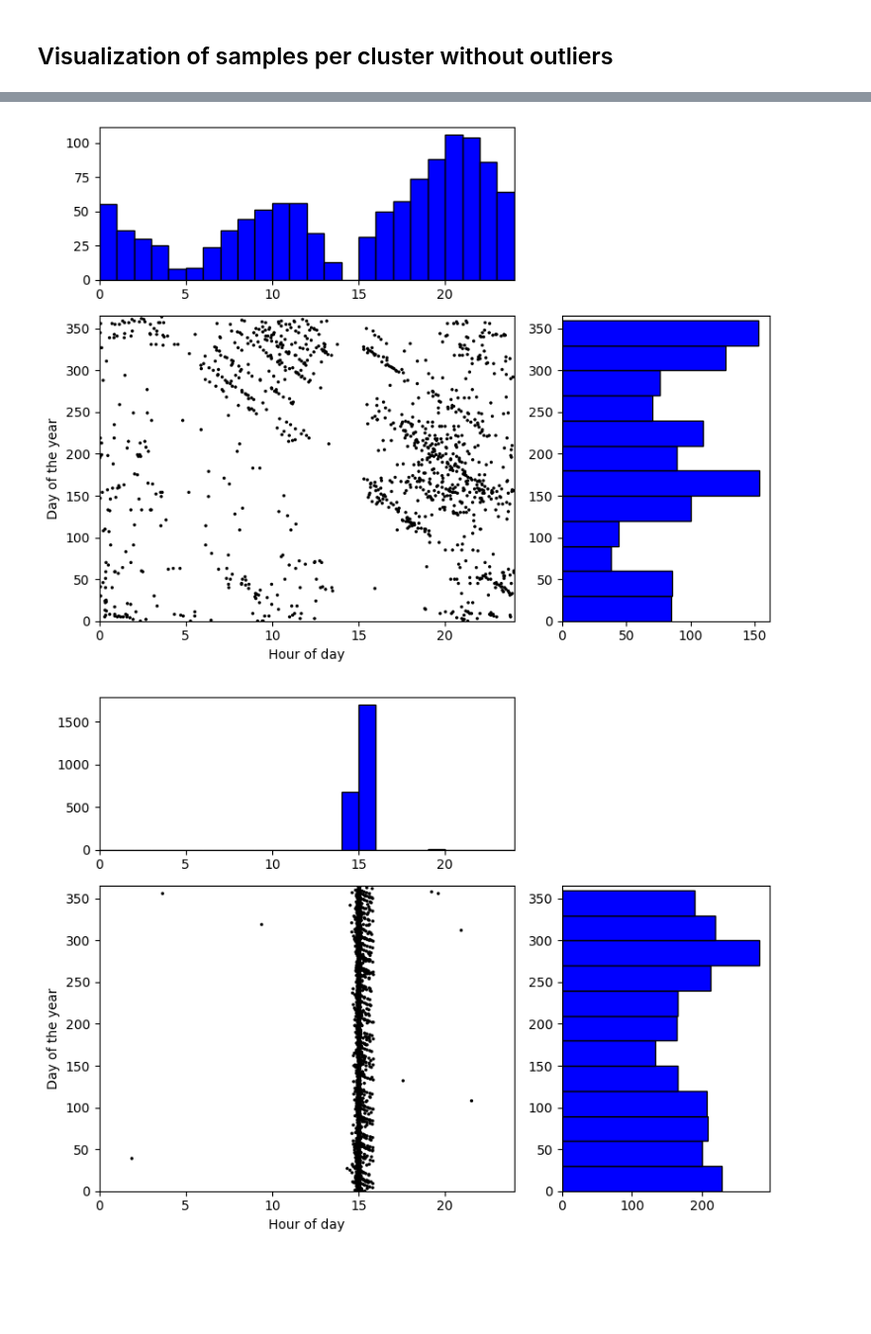
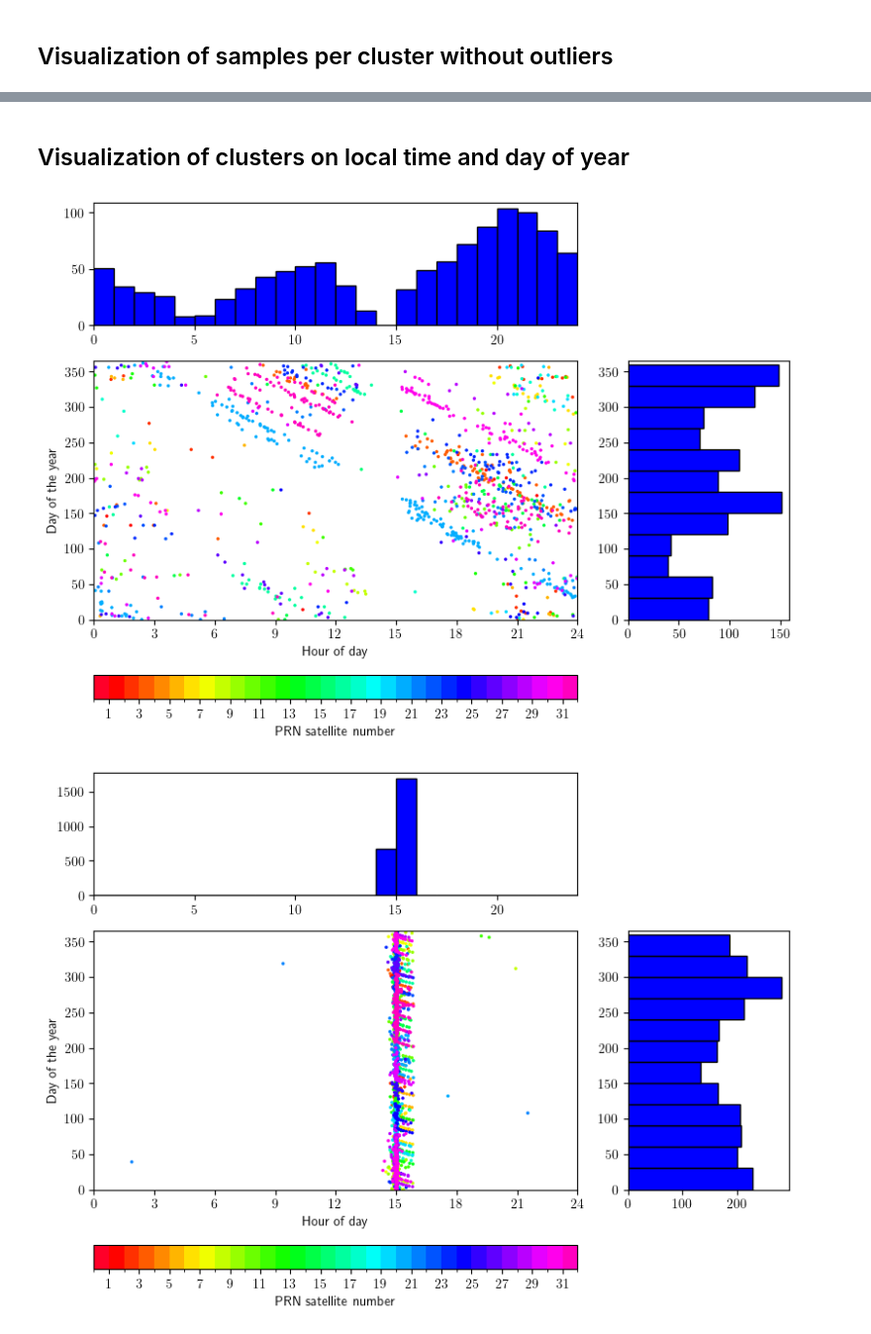
Before and after one commit to FedeSS99/ClusterTEC, a Jupyter notebook: PTEX_post_analysis.ipynb, the cells around one changed output, grey strips where cells are left out. Shown at 99% size. Cells and saved outputs as stored; diff of their text form; code cells hidden in the pictures; blank space fills up the shorter version.

```diff
--- a/PTEX_post_analysis.ipynb
+++ b/PTEX_post_analysis.ipynb
@@ -1,9 +1,16 @@
 # %%
 import numpy as np
+from scipy.stats import iqr
 import matplotlib.pyplot as plt
+import matplotlib.colors as mcolors
 
 from tqdm import tqdm
 from datetime import datetime
+
+from matplotlib import rcParams
+rcParams.update({
+    "text.usetex": True
+})
 # %% [markdown]
 ## dTEC series reading
 # %%
@@ -22,7 +33,7 @@ with open("./data/PTEX_DTEC_subseries.dat", "+r") as DTECin:
 # %% [markdown]
 ## Outliers index reading
 # %%
-SeriesLabels = np.loadtxt("./data/PTEX_Outliers.dat", dtype = int, delimiter = ",", usecols = (1,))
+SeriesLabels = np.loadtxt("./data/PTEX_2018_2019_clustering.dat", dtype = int, delimiter = ",", usecols = (1,))
 ArgOutliers = np.argwhere(SeriesLabels == -1).flatten()
 ArgNotOutliers = np.argwhere(SeriesLabels != -1).flatten()
 # %% [markdown]
@@ -43,14 +54,17 @@ FigOutliers.tight_layout()
 ## Visualization of samples per cluster without outliers
 # %%
 UniqueLabels = np.unique(SeriesLabels[ArgNotOutliers]).astype(int)
+# %%
+RobustScaler = lambda X : (X - np.median(X)) / iqr(X)
 # %%
 for label in UniqueLabels:
     SampleIndexByLabel = np.random.choice(np.argwhere(SeriesLabels == label).flatten(), size = SizeSample, replace = False)
 
-    FigLabel, SubplotsLabel = plt.subplots(nrows = SizeSample, ncols = 1, figsize = (7, 7))
-    for n, index in enumerate(SampleIndexByLabel):
-        SubplotsLabel[n].plot(time_series[index], dtec_series[index], "-k", linewidth = 1.5)
+    FigLabel, SubplotsLabel = plt.subplots(nrows = SizeSample, ncols = 1, figsize = (6, 7))
+    SubplotsLabel[0].plot(RobustScaler(dtec_series[SampleIndexByLabel[0]]), "-k", linewidth = 1.5)
+    for k, index in enumerate(SampleIndexByLabel[1:], 1):
+        SubplotsLabel[k].plot(time_series[index], RobustScaler(dtec_series[index]), "-k", linewidth = 1.5)
 
-    FigLabel.suptitle(f"Sample of cluster #{label} in PTEX station from 2018-2019")
+    FigLabel.suptitle(f"Sample of cluster {label} in PTEX station from 2018-2019")
     FigLabel.tight_layout()
 # %% [output]
@@ -60,4 +89,9 @@ for label in UniqueLabels:
+# %% [markdown]
+## Visualization of clusters on local time and day of year
 # %%
+cmap = plt.get_cmap("gist_rainbow", 32)
+norm = mcolors.BoundaryNorm(boundaries = np.arange(0, 33), ncolors = 32)
+
 for label in UniqueLabels:
     SampleIndexByLabel = np.argwhere(SeriesLabels == label).flatten()
     HourPositions, DayMonthPositions = [], []
@@ -70,35 +104,52 @@ for label in UniqueLabels:
         DayMonthPosition = current_prom_series.astype('datetime64[D]')[current_prom_series.size//2]
 
         HourPositions.append(HourPosition)
         DayMonthPositions.append(DayMonthPosition)
 
     HourPositions = np.array(HourPositions, dtype = float)
     HourPositions = HourPositions - 8.0
     HourPositions = np.where(HourPositions < 0, HourPositions + 24.0, HourPositions)
 
     DayMonthPositions = np.array(DayMonthPositions, dtype = "datetime64[D]")
     TransDays = (DayMonthPositions - DayMonthPositions.min()).astype("timedelta64[D]").astype(int)
     TransDays = TransDays % 365
 
     Figure, Subplot = plt.subplot_mosaic([["HourHist", "."],
                                           ["Scatter", "DayMonthHist"]],
-                                          height_ratios = (1,2),
-                                          width_ratios = (2,1),
+                                          height_ratios = (1,3),
+                                          width_ratios = (3,1),
                                           figsize = (8, 6))
 
     Subplot["HourHist"].hist(HourPositions, facecolor = "blue", edgecolor = "black", bins = tuple(range(0, 25)))[1]
     Subplot["DayMonthHist"].hist(TransDays, facecolor = "blue", edgecolor = "black", bins = tuple(range(0, 365, 30)), orientation = "horizontal")[1]
-    Subplot["Scatter"].scatter(HourPositions, TransDays, fc = "black", ec = "None", s = 6)
+
+
+    ScatterTime = Subplot["Scatter"].scatter(HourPositions, TransDays, ec = "None", s = 6, c = prn_series[SampleIndexByLabel], cmap = cmap, norm = norm)
+    cbar = Figure.colorbar(ScatterTime, ax = Subplot["Scatter"], ticks = np.arange(1, 33, 2), orientation = "horizontal")
+    cbar.set_label("PRN satellite number")  # Label for the colorbar
+    cbar.set_ticks(np.arange(1, 33, 2))
 
     Subplot["Scatter"].set_xlim(0, 24)
+    Subplot["Scatter"].set_xticks(np.arange(0, 25, 3))
     Subplot["Scatter"].set_ylim(0, 365)
     Subplot["HourHist"].set_xlim(0, 24)
     Subplot["DayMonthHist"].set_ylim(0, 365)
 
     Subplot["Scatter"].set_xlabel("Hour of day")
     Subplot["Scatter"].set_ylabel("Day of the year")
 
     Figure.tight_layout()
+
+    scatter_pos = Subplot["Scatter"].get_position()
+    right_pos = Subplot["DayMonthHist"].get_position()
+
+    # Set the right subplot's height to match the scatter plot's height
+    Subplot["DayMonthHist"].set_position([
+        right_pos.x0,          # Keep x-position
+        scatter_pos.y0,        # Align bottom
+        right_pos.width,       # Keep width
+        scatter_pos.height     # Match height
+    ])
 # %% [output]
-[figure, old version]
+[figure, new version]
-[figure, old version]
+[figure, new version]
```
Also changed, not shown: parts of 8 cells of this notebook.
